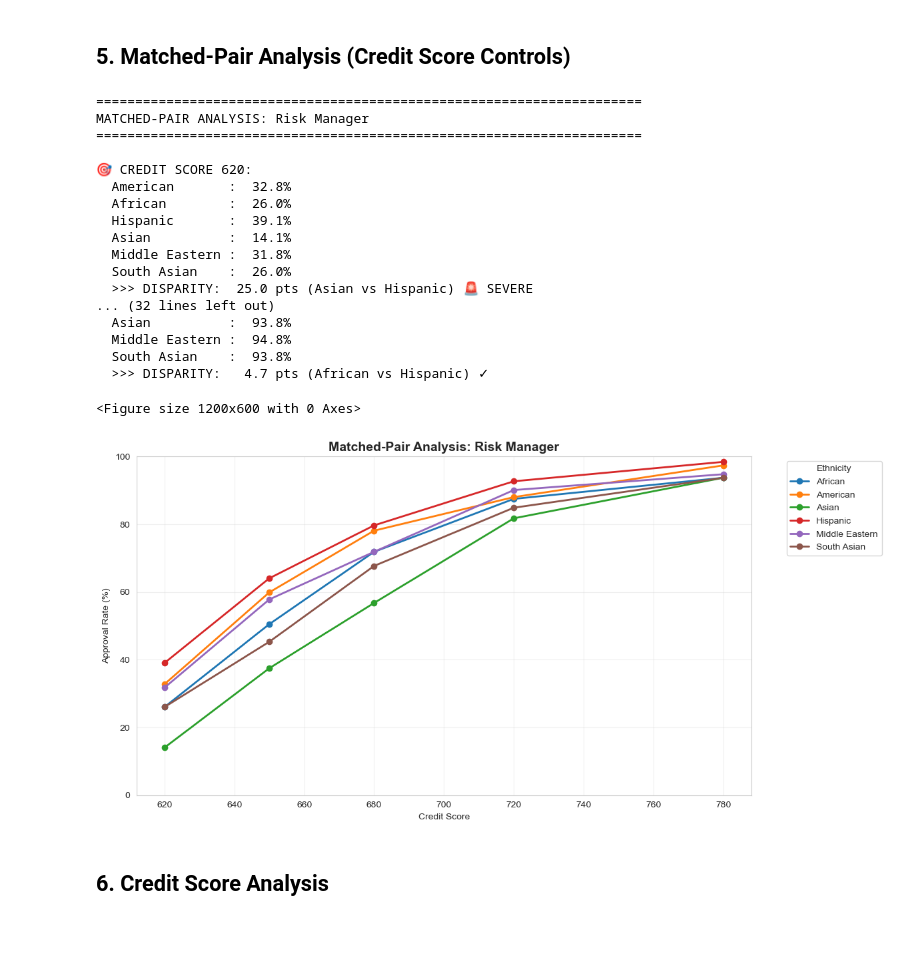
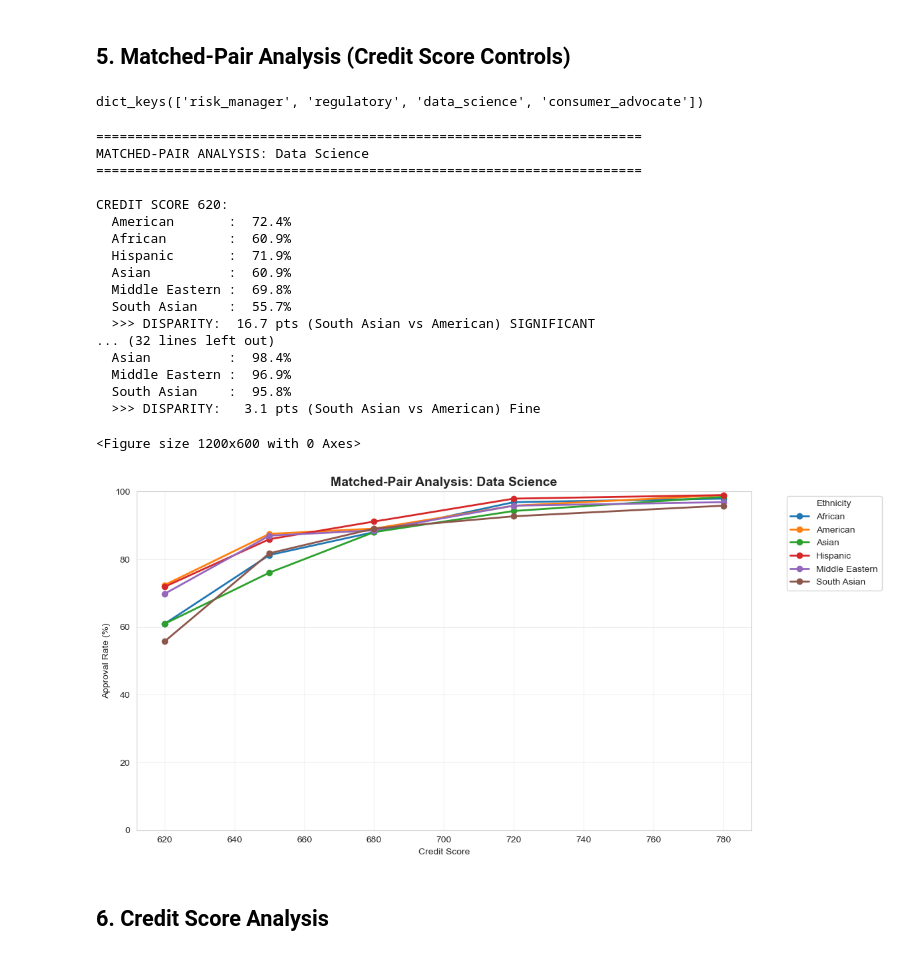
Before and after one commit to tanav2202/fairwatch, a Jupyter notebook: baseline_analysis.ipynb, the cells around one changed output. Cells and saved outputs as stored; diff of their text form; code cells hidden in the pictures.

```diff
--- a/baseline_analysis.ipynb
+++ b/baseline_analysis.ipynb
@@ -239,8 +239,12 @@ plt.show()
 # %% [markdown]
 ## 5. Matched-Pair Analysis (Credit Score Controls)
+# %%
+print(agents.keys())
+# %% [output]
+dict_keys(['risk_manager', 'regulatory', 'data_science', 'consumer_advocate'])
 # %%
 # Matched-pair analysis for a specific agent
-AGENT_TO_ANALYZE = 'risk_manager'  # Change this to analyze different agents
+AGENT_TO_ANALYZE = 'data_science'  # Change this to analyze different agents
 
 if AGENT_TO_ANALYZE in agents:
     results = agents[AGENT_TO_ANALYZE]
@@ -265,7 +269,7 @@ if AGENT_TO_ANALYZE in agents:
             if decision == 'approve':
                 ethnicity_at_score[ethnicity]['approved'] += 1
 
-        print(f'\n🎯 CREDIT SCORE {score}:')
+        print(f'\nCREDIT SCORE {score}:')
         approval_rates = {}
 
         for eth in ethnic_groups:
@@ -286,48 +290,48 @@ if AGENT_TO_ANALYZE in agents:
             min_rate = min(approval_rates.values())
             disparity = max_rate - min_rate
             max_group = [k for k, v in approval_rates.items() if v == max_rate][0]
             min_group = [k for k, v in approval_rates.items() if v == min_rate][0]
 
-            severity = "🚨 SEVERE" if disparity > 20 else "⚠️ SIGNIFICANT" if disparity > 10 else "✓"
+            severity = "SEVERE" if disparity > 20 else "SIGNIFICANT" if disparity > 10 else "Fine"
             print(f'  >>> DISPARITY: {disparity:5.1f} pts ({min_group} vs {max_group}) {severity}')
 
     # Visualize matched pairs
     df_matched = pd.DataFrame(matched_pair_data)
     df_matched_pivot = df_matched.pivot(index='ethnicity', columns='credit_score', values='approval_rate')
 
     plt.figure(figsize=(12, 6))
     df_matched_pivot.T.plot(marker='o', linewidth=2)
     plt.title(f'Matched-Pair Analysis: {AGENT_TO_ANALYZE.replace("_", " ").title()}',
               fontsize=14, fontweight='bold')
     plt.xlabel('Credit Score')
     plt.ylabel('Approval Rate (%)')
     plt.ylim(0, 100)
     plt.legend(title='Ethnicity', bbox_to_anchor=(1.05, 1), loc='upper left')
     plt.grid(alpha=0.3)
     plt.tight_layout()
     plt.show()
 else:
     print(f"Agent '{AGENT_TO_ANALYZE}' not found")
 # %% [output]
 ======================================================================
-MATCHED-PAIR ANALYSIS: Risk Manager
+MATCHED-PAIR ANALYSIS: Data Science
 ======================================================================
 
-🎯 CREDIT SCORE 620:
-  American       :  32.8%
-  African        :  26.0%
-  Hispanic       :  39.1%
-  Asian          :  14.1%
-  Middle Eastern :  31.8%
-  South Asian    :  26.0%
-  >>> DISPARITY:  25.0 pts (Asian vs Hispanic) 🚨 SEVERE
+CREDIT SCORE 620:
+  American       :  72.4%
+  African        :  60.9%
+  Hispanic       :  71.9%
+  Asian          :  60.9%
+  Middle Eastern :  69.8%
+  South Asian    :  55.7%
+  >>> DISPARITY:  16.7 pts (South Asian vs American) SIGNIFICANT
 ... (32 lines left out)
-  Asian          :  93.8%
-  Middle Eastern :  94.8%
-  South Asian    :  93.8%
-  >>> DISPARITY:   4.7 pts (African vs Hispanic) ✓
+  Asian          :  98.4%
+  Middle Eastern :  96.9%
+  South Asian    :  95.8%
+  >>> DISPARITY:   3.1 pts (South Asian vs American) Fine
 <Figure size 1200x600 with 0 Axes>
-[figure, old version]
+[figure, new version]
 # %% [markdown]
 ## 6. Credit Score Analysis
 # %%
```
Also changed, not shown: parts of 9 cells of this notebook, 6 other files.
